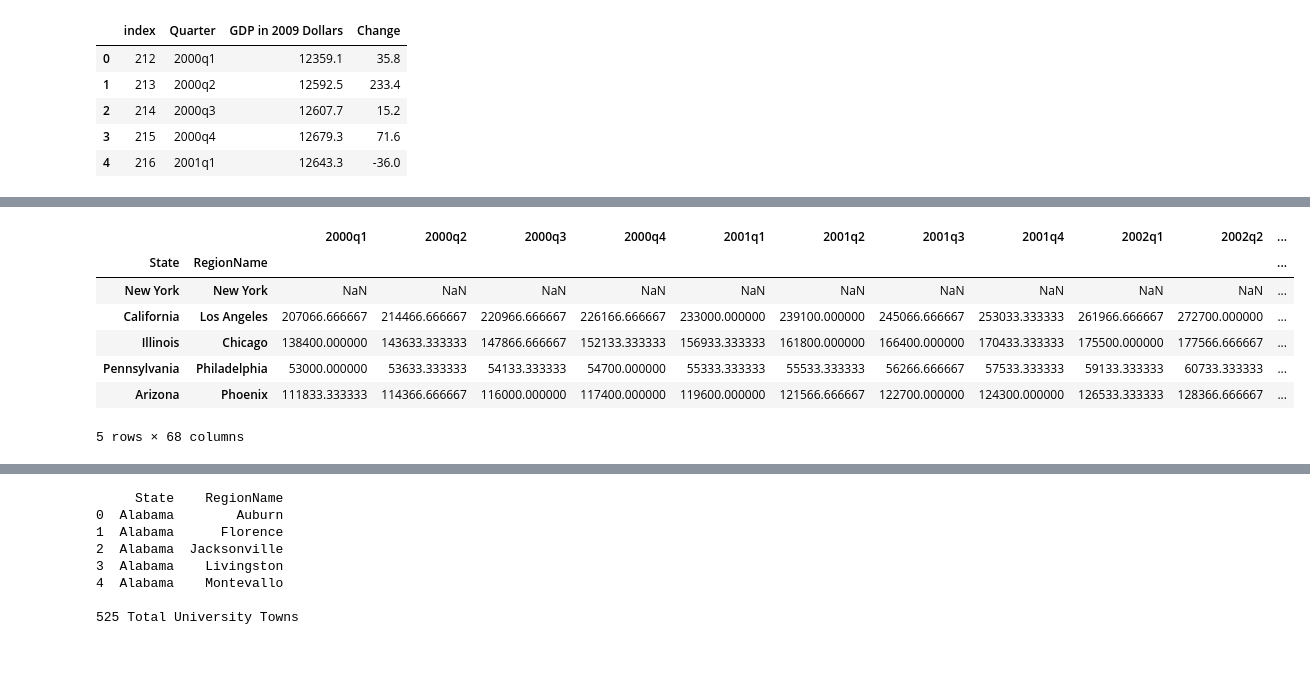
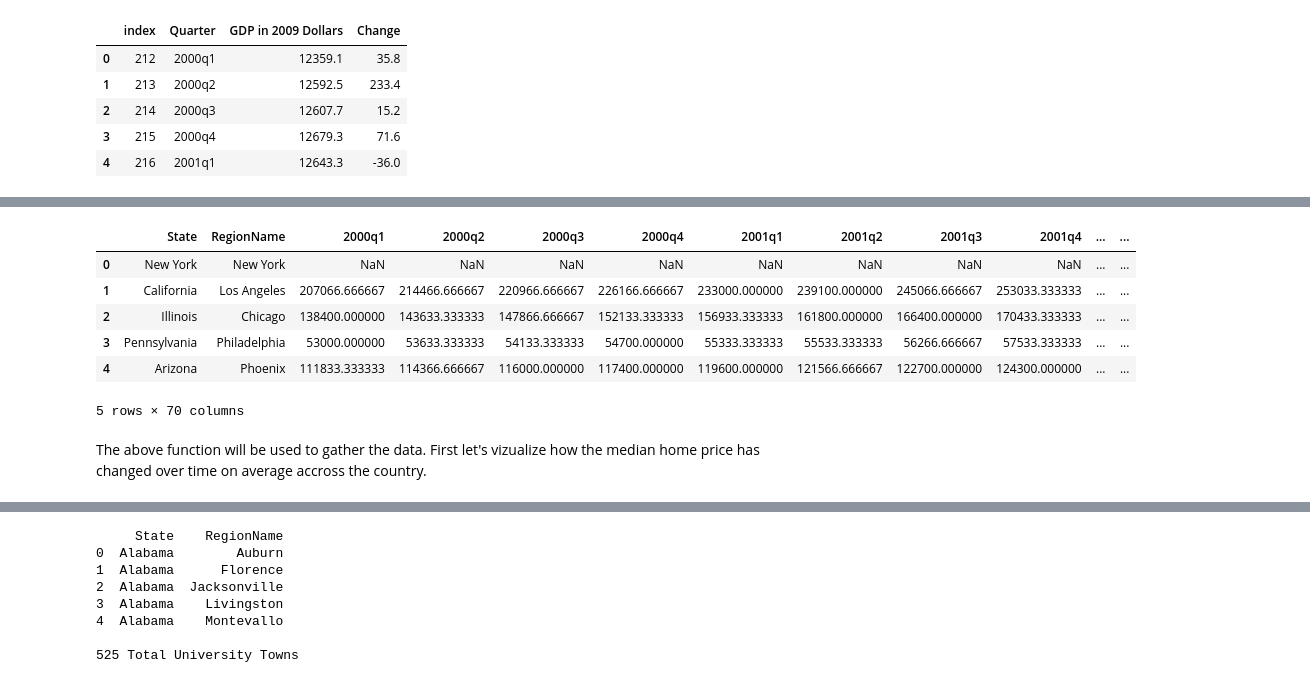
Before and after one commit to ericgordo/Housing_vs_GDP_Investigation, a Jupyter notebook: University Towns Stats Test.ipynb, the cells around one changed output, grey strips where cells are left out. Saved outputs shown, nothing was run; the diff lists cells and outputs as text; code cells hidden in the pictures; blank space fills up the shorter version.

```diff
--- a/University Towns Stats Test.ipynb
+++ b/University Towns Stats Test.ipynb
@@ -115,23 +139,8 @@ u'2009q2'
 # %%
 # Dictionary to map two letter acronyms to full State Names
-states = {'OH': 'Ohio', 'KY': 'Kentucky', 'AS': 'American Samoa',
-          'NV': 'Nevada', 'WY': 'Wyoming', 'NA': 'National', 'AL': 'Alabama',
-          'MD': 'Maryland', 'AK': 'Alaska', 'UT': 'Utah', 'OR': 'Oregon', 'MT': 'Montana',
-          'IL': 'Illinois', 'TN': 'Tennessee', 'DC': 'District of Columbia',
-          'VT': 'Vermont', 'ID': 'Idaho', 'AR': 'Arkansas', 'ME': 'Maine',
-          'WA': 'Washington', 'HI': 'Hawaii', 'WI': 'Wisconsin', 'MI': 'Michigan',
-          'IN': 'Indiana', 'NJ': 'New Jersey', 'AZ': 'Arizona', 'GU': 'Guam',
-          'MS': 'Mississippi', 'PR': 'Puerto Rico', 'NC': 'North Carolina',
-          'TX': 'Texas', 'SD': 'South Dakota', 'MP': 'Northern Mariana Islands',
-          'IA': 'Iowa', 'MO': 'Missouri', 'CT': 'Connecticut',
-          'WV': 'West Virginia', 'SC': 'South Carolina', 'LA': 'Louisiana',
-          'KS': 'Kansas', 'NY': 'New York', 'NE': 'Nebraska',
-          'OK': 'Oklahoma', 'FL': 'Florida', 'CA': 'California',
-          'CO': 'Colorado', 'PA': 'Pennsylvania', 'DE': 'Delaware', 'NM': 'New Mexico',
-          'RI': 'Rhode Island', 'MN': 'Minnesota', 'VI': 'Virgin Islands',
-          'NH': 'New Hampshire', 'MA': 'Massachusetts', 'GA': 'Georgia',
-          'ND': 'North Dakota', 'VA': 'Virginia'}
+states = {'OH': 'Ohio', 'KY': 'Kentucky', 'AS': 'American Samoa', 'NV': 'Nevada', 'WY': 'Wyoming', 'NA': 'National', 'AL': 'Alabama',  'MD': 'Maryland', 'AK': 'Alaska', 'UT': 'Utah', 'OR': 'Oregon', 'MT': 'Montana', 'IL': 'Illinois', 'TN': 'Tennessee', 'DC': 'District of Columbia', 'VT': 'Vermont', 'ID': 'Idaho', 'AR': 'Arkansas', 'ME': 'Maine', 'WA': 'Washington', 'HI': 'Hawaii', 'WI': 'Wisconsin', 'MI': 'Michigan', 'IN': 'Indiana', 'NJ': 'New Jersey', 'AZ': 'Arizona', 'GU': 'Guam', 'MS': 'Mississippi', 'PR': 'Puerto Rico', 'NC': 'North Carolina', 'TX': 'Texas', 'SD': 'South Dakota', 'MP': 'Northern Mariana Islands', 'IA': 'Iowa', 'MO': 'Missouri', 'CT': 'Connecticut', 'WV': 'West Virginia', 'SC': 'South Carolina', 'LA': 'Louisiana', 'KS': 'Kansas', 'NY': 'New York', 'NE': 'Nebraska', 'OK': 'Oklahoma', 'FL': 'Florida', 'CA': 'California', 'CO': 'Colorado', 'PA': 'Pennsylvania', 'DE': 'Delaware', 'NM': 'New Mexico', 'RI': 'Rhode Island', 'MN': 'Minnesota', 'VI': 'Virgin Islands', 'NH': 'New Hampshire', 'MA': 'Massachusetts', 'GA': 'Georgia', 'ND': 'North Dakota', 'VA': 'Virginia'}
 # %%
+# First need to create function to access Data
 def convert_housing_data_to_quarters():
     '''Takes the housing data and converts it to a Dataframe with
     average GDP per quarter from 2000-2016.
@@ -143,42 +152,45 @@ def convert_housing_data_to_quarters():
     city_data.drop(city_data.columns[0:4], axis=1, inplace=True)
 
     #Fix Names of Columns
     new_columns=[]
     for column in city_data:
         new_columns.append(pd.to_datetime(column))
     city_data.columns = new_columns
 
     #Reformat DataFrame
     city_data = city_data.loc[:,"2000":]
     city_data = city_data.resample('QS', axis=1).mean()
 
     #Fix Nameing of Columns
     city_data = city_data.rename(columns=lambda x: timestamp_to_quarter(x))
+    city_data.reset_index(inplace = True)
+
     return city_data
 
 def timestamp_to_quarter(time):
-    '''Helper Function to change months to Quarter ID
+    '''Helper Function to change months to Quarter ID in above function
     '''
     if time.month==1:
         quarter='q1'
     if time.month==4:
         quarter='q2'
     if time.month==7:
         quarter='q3'
     if time.month==10:
         quarter='q4'
     return str(time.year) + quarter
 
 convert_housing_data_to_quarters().head()
 # %% [output]
-|  |  | 2000q1 | 2000q2 | 2000q3 | 2000q4 | 2001q1 | 2001q2 | 2001q3 | 2001q4 | 2002q1 | 2002q2 | ... |
-| State | RegionName |  |  |  |  |  |  |  |  |  |  | ... |
-| New York | New York | NaN | NaN | NaN | NaN | NaN | NaN | NaN | NaN | NaN | NaN | ... |
-| California | Los Angeles | 207066.666667 | 214466.666667 | 220966.666667 | 226166.666667 | 233000.000000 | 239100.000000 | 245066.666667 | 253033.333333 | 261966.666667 | 272700.000000 | ... |
-| Illinois | Chicago | 138400.000000 | 143633.333333 | 147866.666667 | 152133.333333 | 156933.333333 | 161800.000000 | 166400.000000 | 170433.333333 | 175500.000000 | 177566.666667 | ... |
-| Pennsylvania | Philadelphia | 53000.000000 | 53633.333333 | 54133.333333 | 54700.000000 | 55333.333333 | 55533.333333 | 56266.666667 | 57533.333333 | 59133.333333 | 60733.333333 | ... |
-| Arizona | Phoenix | 111833.333333 | 114366.666667 | 116000.000000 | 117400.000000 | 119600.000000 | 121566.666667 | 122700.000000 | 124300.000000 | 126533.333333 | 128366.666667 | ... |
+|  | State | RegionName | 2000q1 | 2000q2 | 2000q3 | 2000q4 | 2001q1 | 2001q2 | 2001q3 | 2001q4 | ... | ... |
+| 0 | New York | New York | NaN | NaN | NaN | NaN | NaN | NaN | NaN | NaN | ... | ... |
+| 1 | California | Los Angeles | 207066.666667 | 214466.666667 | 220966.666667 | 226166.666667 | 233000.000000 | 239100.000000 | 245066.666667 | 253033.333333 | ... | ... |
+| 2 | Illinois | Chicago | 138400.000000 | 143633.333333 | 147866.666667 | 152133.333333 | 156933.333333 | 161800.000000 | 166400.000000 | 170433.333333 | ... | ... |
+| 3 | Pennsylvania | Philadelphia | 53000.000000 | 53633.333333 | 54133.333333 | 54700.000000 | 55333.333333 | 55533.333333 | 56266.666667 | 57533.333333 | ... | ... |
+| 4 | Arizona | Phoenix | 111833.333333 | 114366.666667 | 116000.000000 | 117400.000000 | 119600.000000 | 121566.666667 | 122700.000000 | 124300.000000 | ... | ... |
-5 rows × 68 columns
+5 rows × 70 columns
+# %% [markdown]
+The above function will be used to gather the data. First let's vizualize how the median home price has changed over time on average accross the country.
 # %%
 all_cities = convert_housing_data_to_quarters()
 all_cities_mean = all_cities.mean()
```
Also changed, not shown: parts of 25 cells of this notebook.
